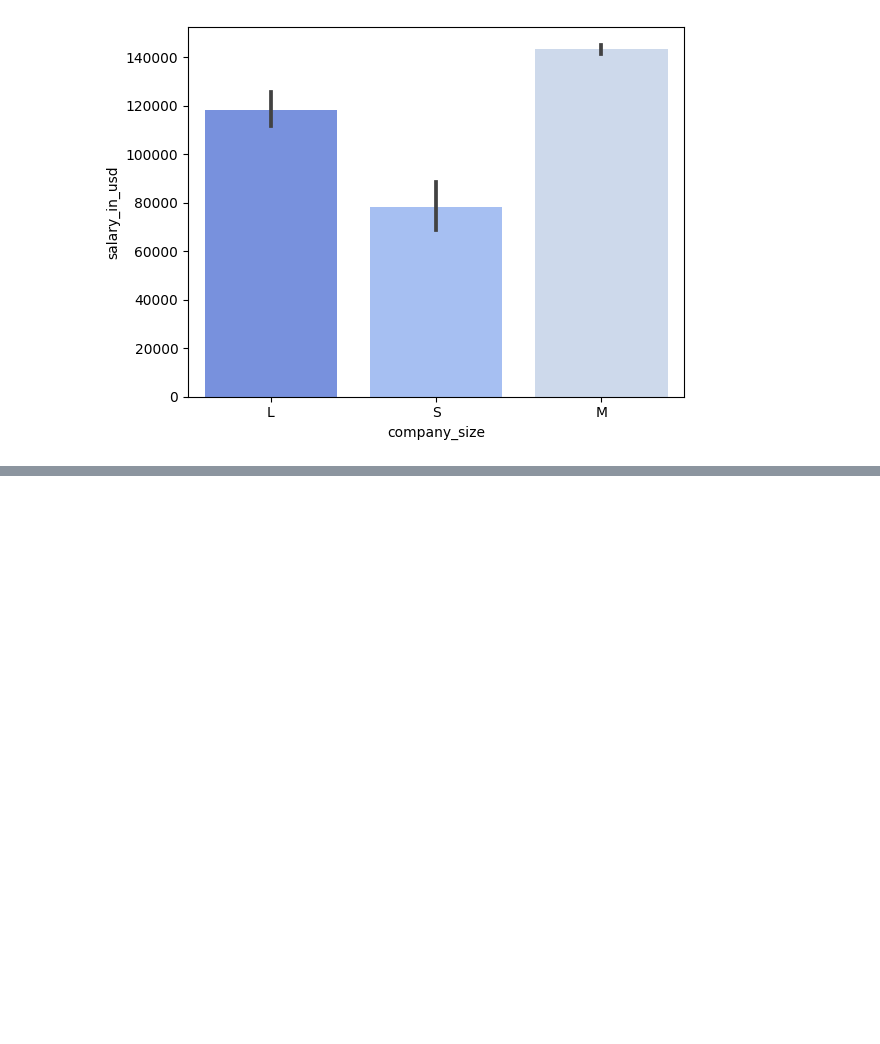
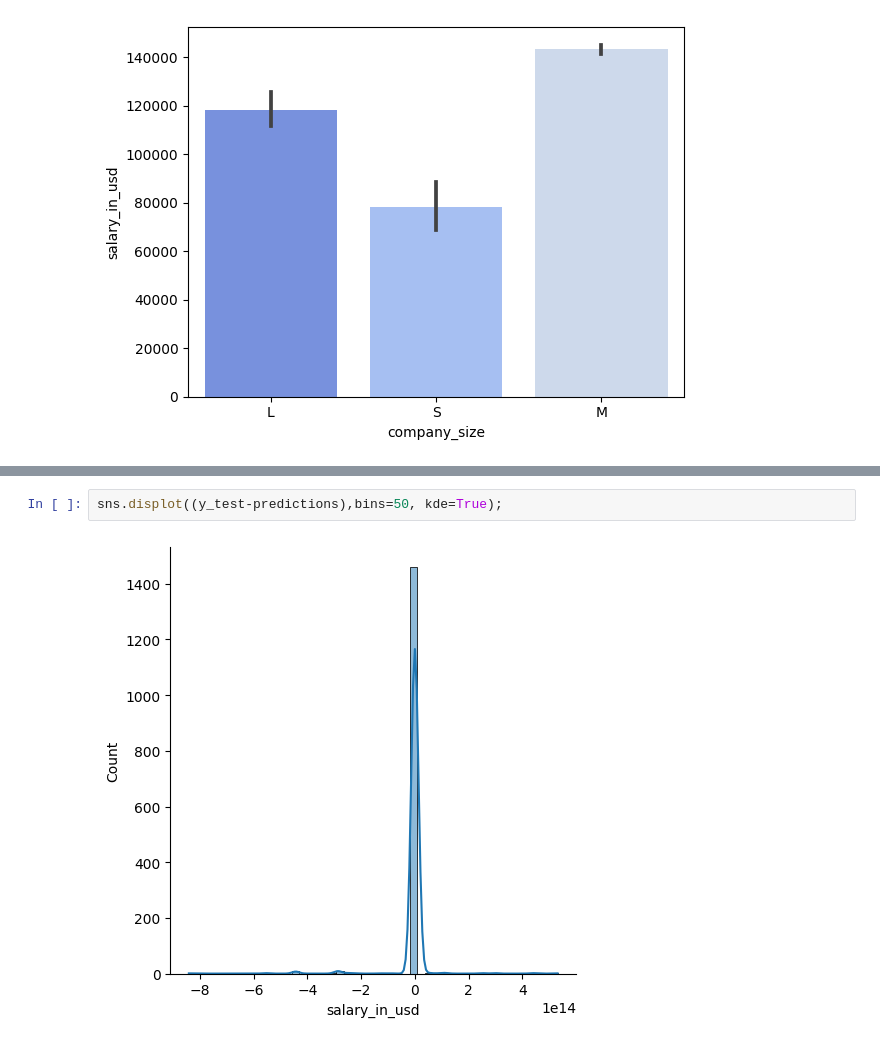
Before and after one commit to belalE/Data-Science-Salaries-Analysis, a Jupyter notebook: Data_Science_Salaries.ipynb, the cells around one changed output, grey strips where cells are left out. Drawn from its saved outputs; the diff is of its cells as text; blank space fills up the shorter version.

```diff
--- a/Data_Science_Salaries.ipynb
+++ b/Data_Science_Salaries.ipynb
@@ -263,0 +339,4 @@ sns.barplot(x='company_size',y='salary_in_usd',data=data)
+# %%
+sns.displot((y_test-predictions),bins=50, kde=True);
+# %% [output]
+[figure, added]
```
Also changed, not shown: parts of 49 cells of this notebook.
